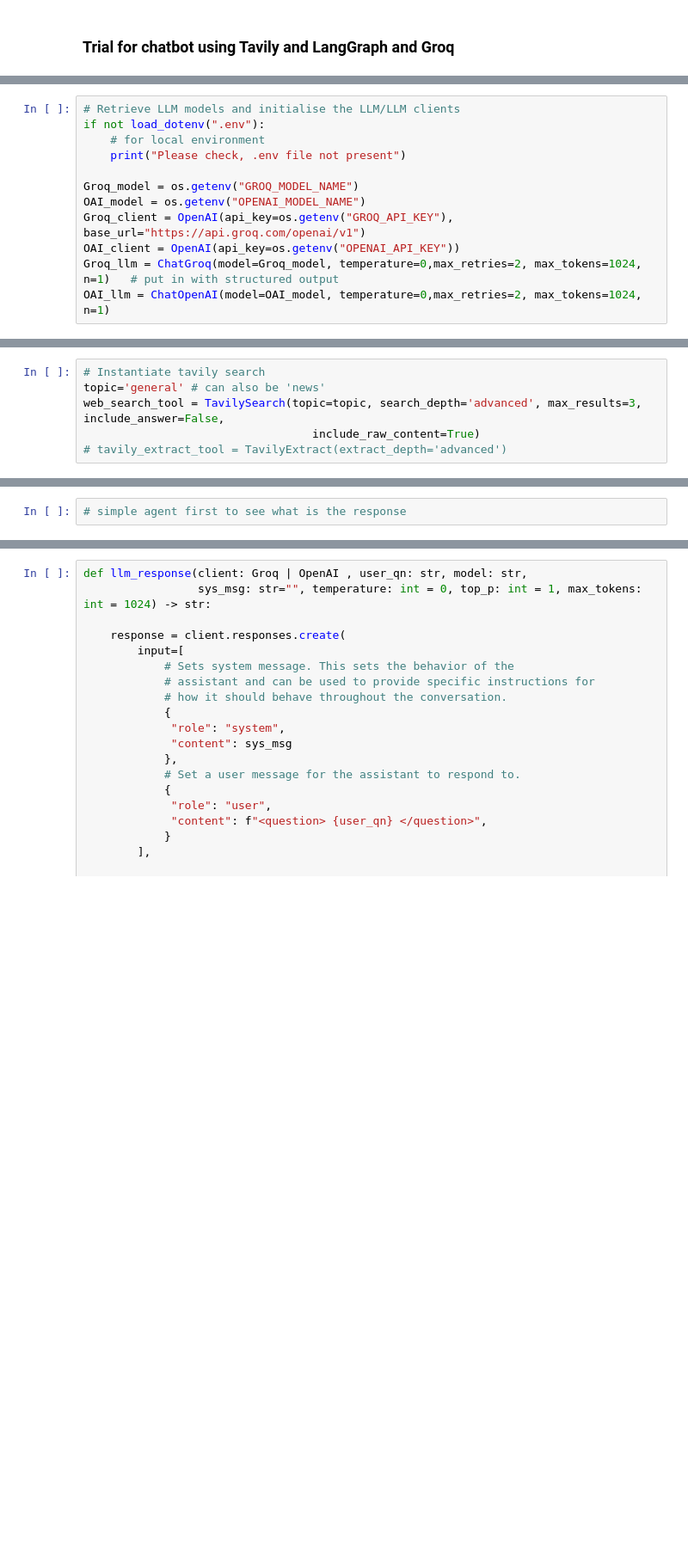
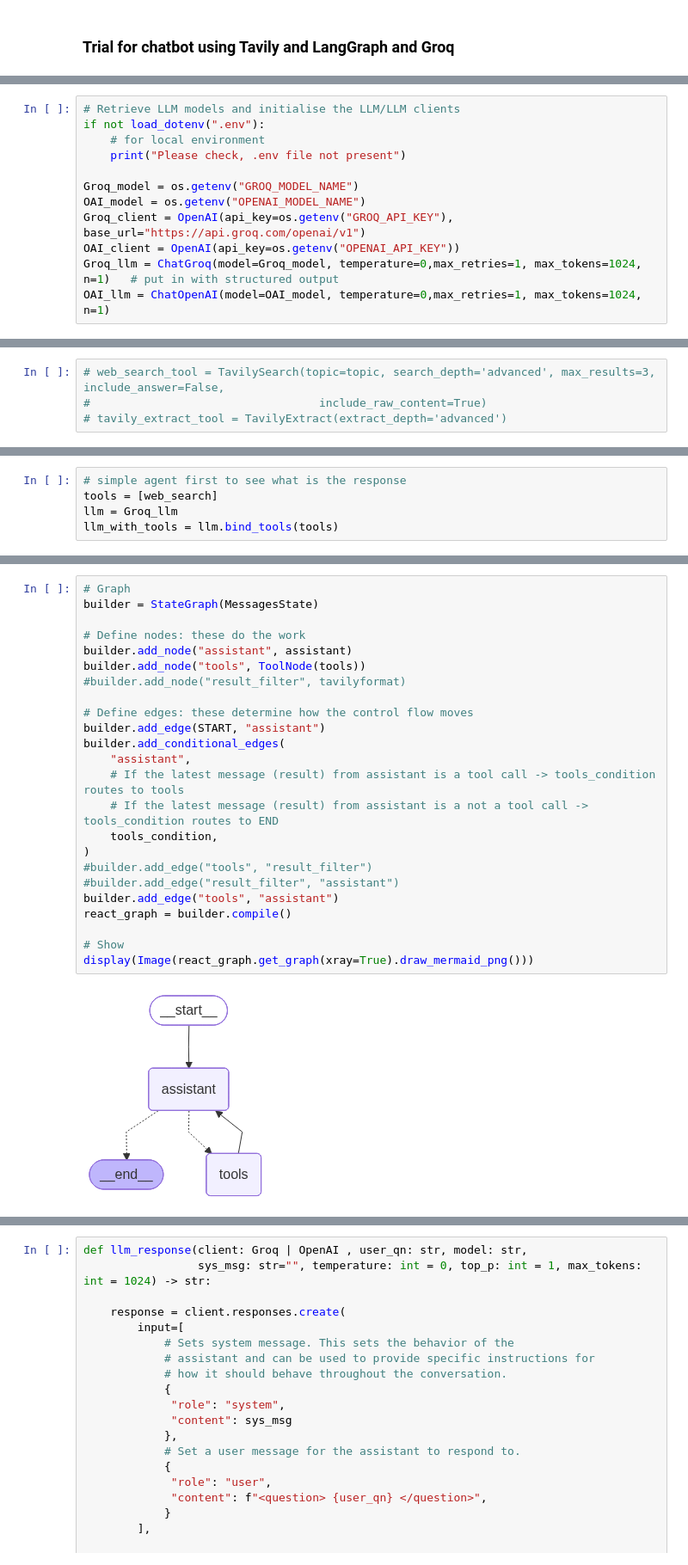
Before and after one commit to chuash/MergerScan, a Jupyter notebook: Draft.ipynb, the cells around one changed output, grey strips where cells are left out. Shown at 86% size. Saved outputs shown, nothing was run; the diff lists cells and outputs as text; blank space fills up the shorter version.

```diff
--- a/Draft.ipynb
+++ b/Draft.ipynb
@@ -30,5 +31,5 @@ Groq_model = os.getenv("GROQ_MODEL_NAME")
 OAI_model = os.getenv("OPENAI_MODEL_NAME")
 Groq_client = OpenAI(api_key=os.getenv("GROQ_API_KEY"), base_url="https://api.groq.com/openai/v1")
 OAI_client = OpenAI(api_key=os.getenv("OPENAI_API_KEY"))
-Groq_llm = ChatGroq(model=Groq_model, temperature=0,max_retries=2, max_tokens=1024, n=1)   # put in with structured output
-OAI_llm = ChatOpenAI(model=OAI_model, temperature=0,max_retries=2, max_tokens=1024, n=1)
+Groq_llm = ChatGroq(model=Groq_model, temperature=0,max_retries=1, max_tokens=1024, n=1)   # put in with structured output
+OAI_llm = ChatOpenAI(model=OAI_model, temperature=0,max_retries=1, max_tokens=1024, n=1)
@@ -55,6 +36,4 @@ Yes, I know about whales. But what others should I learn about?
 # %%
-# Instantiate tavily search
-topic='general' # can also be 'news'
-web_search_tool = TavilySearch(topic=topic, search_depth='advanced', max_results=3, include_answer=False,
-                                  include_raw_content=True)
+# web_search_tool = TavilySearch(topic=topic, search_depth='advanced', max_results=3, include_answer=False,
+#                                  include_raw_content=True)
 # tavily_extract_tool = TavilyExtract(extract_depth='advanced')
@@ -61,2 +60,5 @@ web_search_tool = TavilySearch(topic=topic, search_depth='advanced', max_results
 # %%
 # simple agent first to see what is the response
+tools = [web_search]
+llm = Groq_llm
+llm_with_tools = llm.bind_tools(tools)
@@ -77,0 +91,26 @@ def TavilyFormat(response:Dict)->Dict:
+# %%
+# Graph
+builder = StateGraph(MessagesState)
+
+# Define nodes: these do the work
+builder.add_node("assistant", assistant)
+builder.add_node("tools", ToolNode(tools))
+#builder.add_node("result_filter", tavilyformat)
+
+# Define edges: these determine how the control flow moves
+builder.add_edge(START, "assistant")
+builder.add_conditional_edges(
+    "assistant",
+    # If the latest message (result) from assistant is a tool call -> tools_condition routes to tools
+    # If the latest message (result) from assistant is a not a tool call -> tools_condition routes to END
+    tools_condition,
+)
+#builder.add_edge("tools", "result_filter")
+#builder.add_edge("result_filter", "assistant")
+builder.add_edge("tools", "assistant")
+react_graph = builder.compile()
+
+# Show
+display(Image(react_graph.get_graph(xray=True).draw_mermaid_png()))
+# %% [output]
+[figure, added]
```
Also changed, not shown: parts of 12 cells of this notebook.
